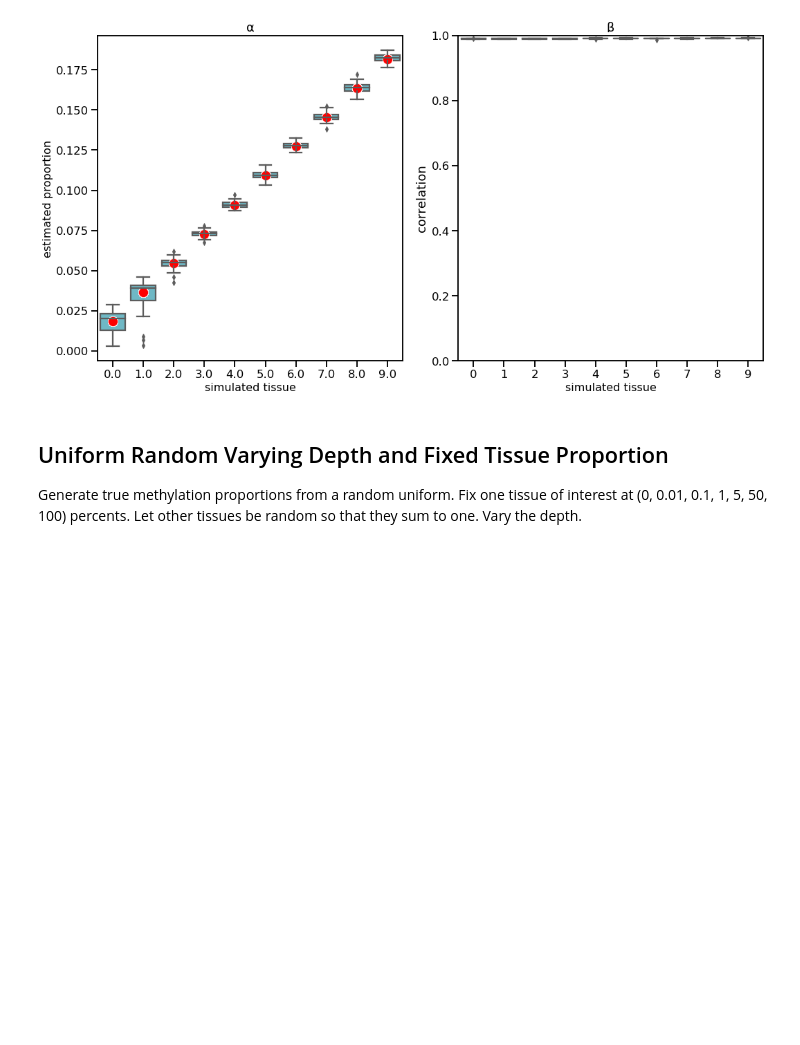
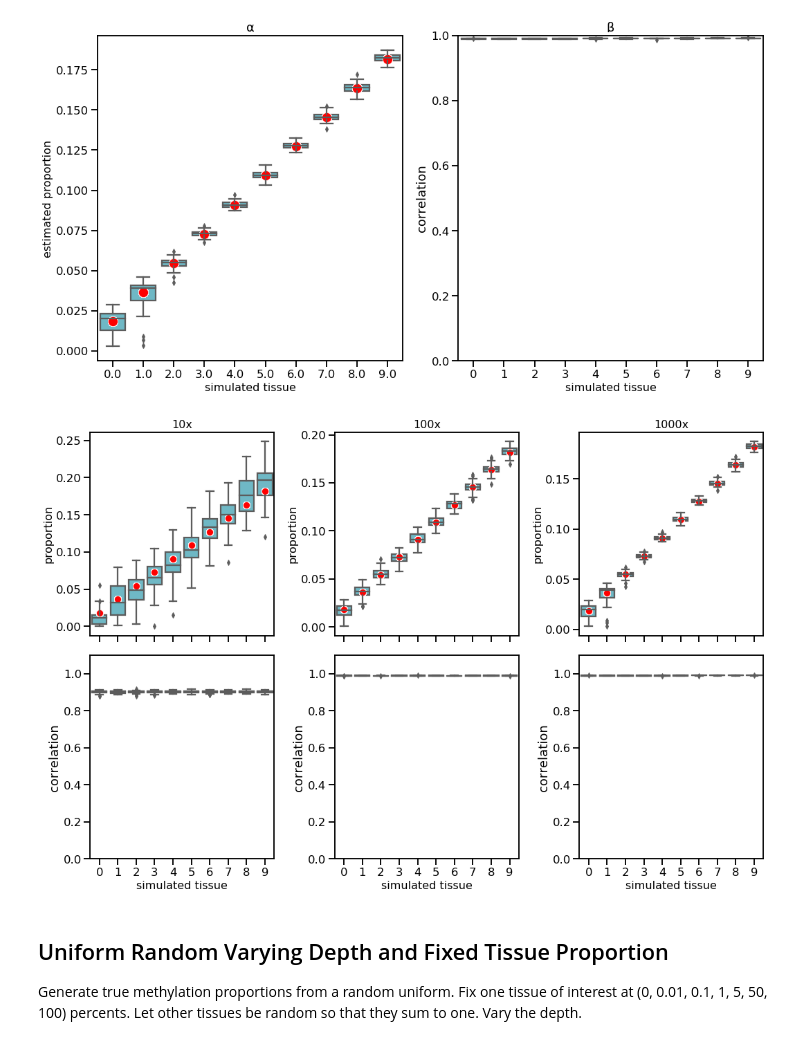
Before and after one commit to christacaggiano/celfie, a Jupyter notebook: jupyter_notebooks/pure_simulations.ipynb, the cells around one changed output. Saved outputs shown, nothing was run; the diff lists cells and outputs as text; code cells hidden in the pictures; blank space fills up the shorter version.

```diff
--- a/jupyter_notebooks/pure_simulations.ipynb
+++ b/jupyter_notebooks/pure_simulations.ipynb
@@ -177,6 +177,43 @@ ax2.set_ylim(0, 1)
 fig.tight_layout()
 # %% [output]
 [figure]
+# %%
+fig, ax = plt.subplots(ncols=3, nrows=2, sharex=True, figsize=(15,10))
+
+sns.set_context("talk")
+
+sns.boxplot("tissue", "estimate", data = one_per_10x, color="#61c2d3", ax=ax[0,0])
+sns.scatterplot("tissue", "truth", data = one_per_10x, color="red", s=100, ax=ax[0,0])
+sns.boxplot("tissue", "correlation", data=gamma_corr_10x, color="#61c2d3", ax=ax[1,0])
+
+sns.boxplot("tissue", "estimate", data = one_per_100x, color="#61c2d3", ax=ax[0,1])
+sns.scatterplot("tissue", "truth", data = one_per_100x, color="red", s=100, ax=ax[0,1])
+sns.boxplot("tissue", "correlation", data=gamma_corr_100x, color="#61c2d3", ax=ax[1,1])
+
+sns.boxplot("tissue", "estimate", data = one_per_1000x, color="#61c2d3", ax=ax[0,2])
+sns.scatterplot("tissue", "truth", data = one_per_1000x, color="red", s=100, ax=ax[0,2])
+sns.boxplot("tissue", "correlation", data=gamma_corr_1000x, color="#61c2d3", ax=ax[1,2])
+
+ax[1, 0].set_xlabel("simulated tissue", fontsize=16)
+ax[1, 1].set_xlabel("simulated tissue", fontsize=16)
+ax[1, 2].set_xlabel("simulated tissue", fontsize=16)
+
+ax[0, 0].set_ylabel("proportion", fontsize=16)
+ax[0, 1].set_ylabel("proportion", fontsize=16)
+ax[0, 2].set_ylabel("proportion", fontsize=16)
+
+ax[1, 0].set_ylim(0, 1.1)
+ax[1, 1].set_ylim(0, 1.1)
+ax[1, 2].set_ylim(0, 1.1)
+
+ax[0, 0].set_title("10x", fontsize=16)
+ax[0, 1].set_title("100x", fontsize=16)
+ax[0, 2].set_title("1000x", fontsize=16)
+
+
+fig.tight_layout()
+# %% [output]
+[figure, added]
 # %% [markdown]
 ## Uniform Random Varying Depth and Fixed Tissue Proportion
 
```
Also changed, not shown: parts of 36 cells of this notebook, 6 other files.
